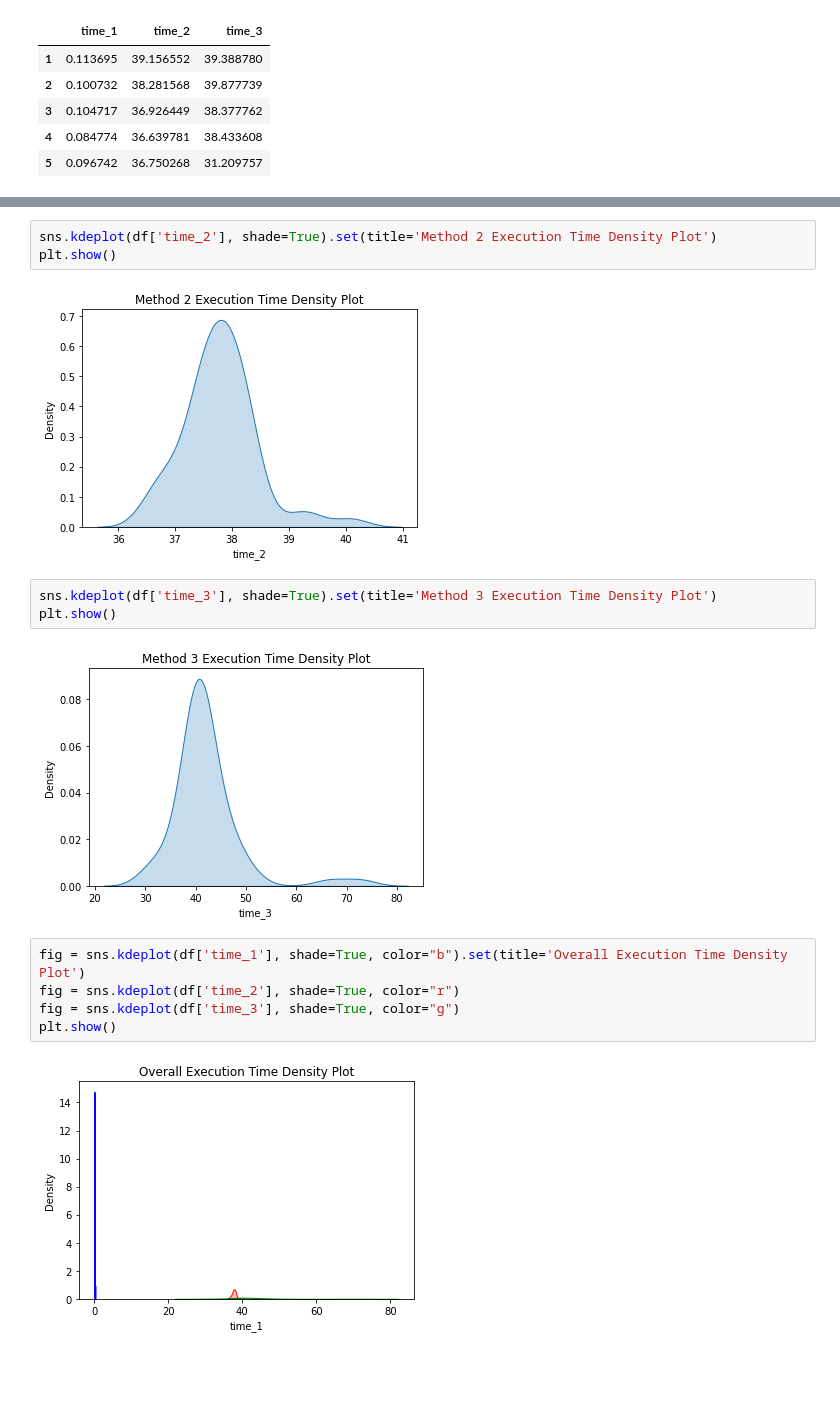
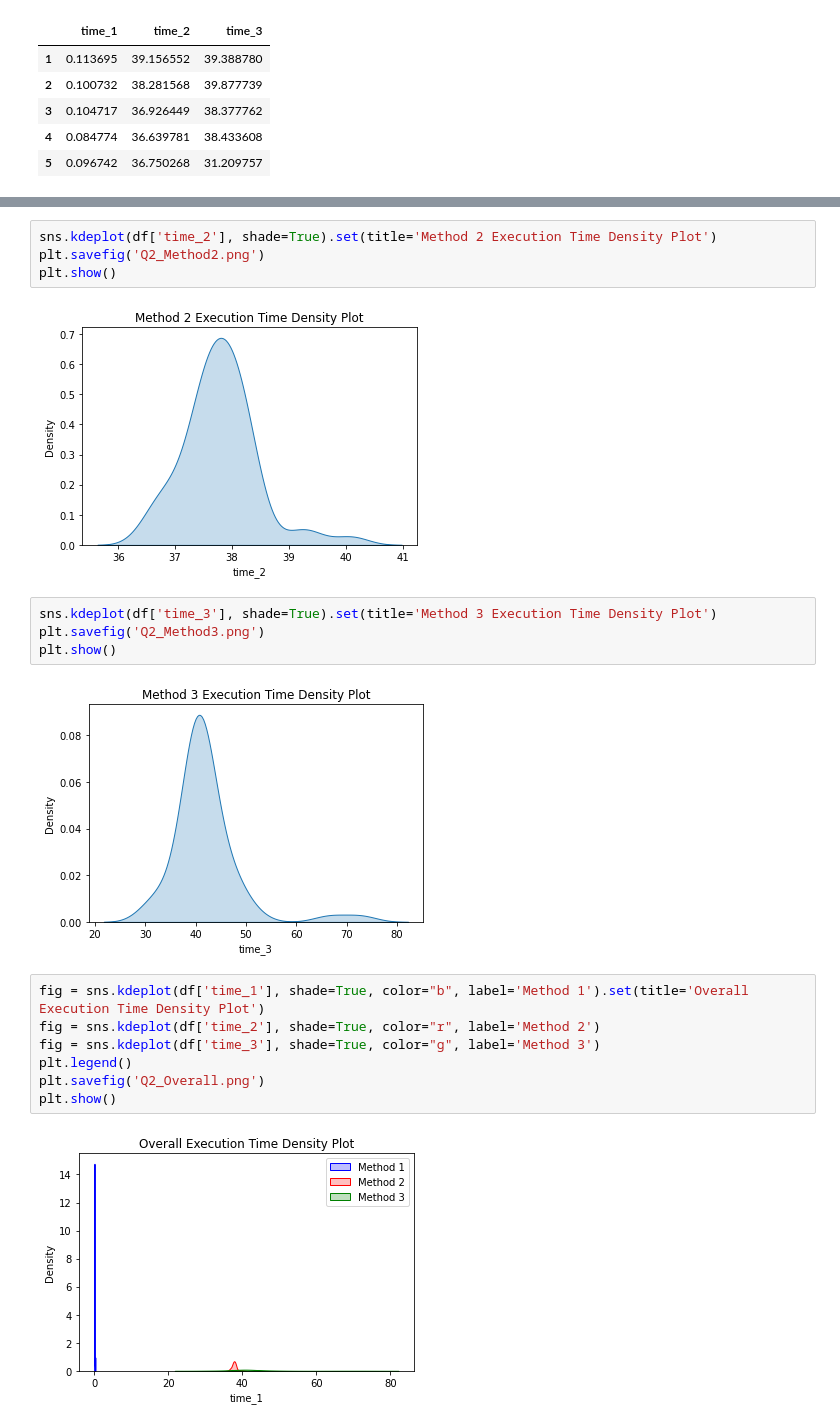
Before and after one commit to KelvinTee168/Research_Methodology_Assignment, a Jupyter notebook: Assignment2.ipynb, the cells around one changed output, grey strips where cells are left out. Drawn from its saved outputs; the diff is of its cells as text; blank space fills up the shorter version.

Commit message:
Updated figure

```diff
--- a/Assignment2.ipynb
+++ b/Assignment2.ipynb
@@ -259,18 +240,22 @@ plt.show()
 [figure]
 # %%
 sns.kdeplot(df['time_2'], shade=True).set(title='Method 2 Execution Time Density Plot')
+plt.savefig('Q2_Method2.png')
 plt.show()
 # %% [output]
 [figure]
 # %%
 sns.kdeplot(df['time_3'], shade=True).set(title='Method 3 Execution Time Density Plot')
+plt.savefig('Q2_Method3.png')
 plt.show()
 # %% [output]
 [figure]
 # %%
-fig = sns.kdeplot(df['time_1'], shade=True, color="b").set(title='Overall Execution Time Density Plot')
-fig = sns.kdeplot(df['time_2'], shade=True, color="r")
-fig = sns.kdeplot(df['time_3'], shade=True, color="g")
+fig = sns.kdeplot(df['time_1'], shade=True, color="b", label='Method 1').set(title='Overall Execution Time Density Plot')
+fig = sns.kdeplot(df['time_2'], shade=True, color="r", label='Method 2')
+fig = sns.kdeplot(df['time_3'], shade=True, color="g", label='Method 3')
+plt.legend()
+plt.savefig('Q2_Overall.png')
 plt.show()
 # %% [output]
-[figure, old version]
+[figure, new version]
```
Also changed, not shown: parts of 14 cells of this notebook, 5 other files.
